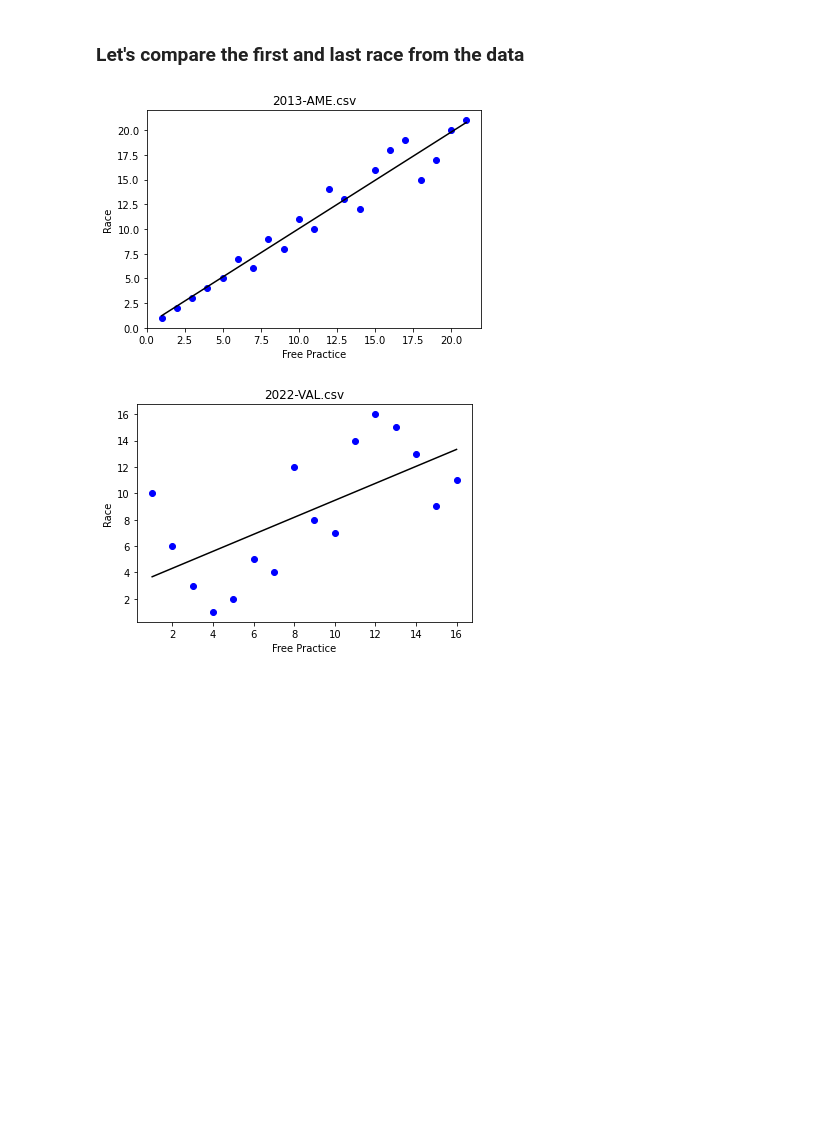
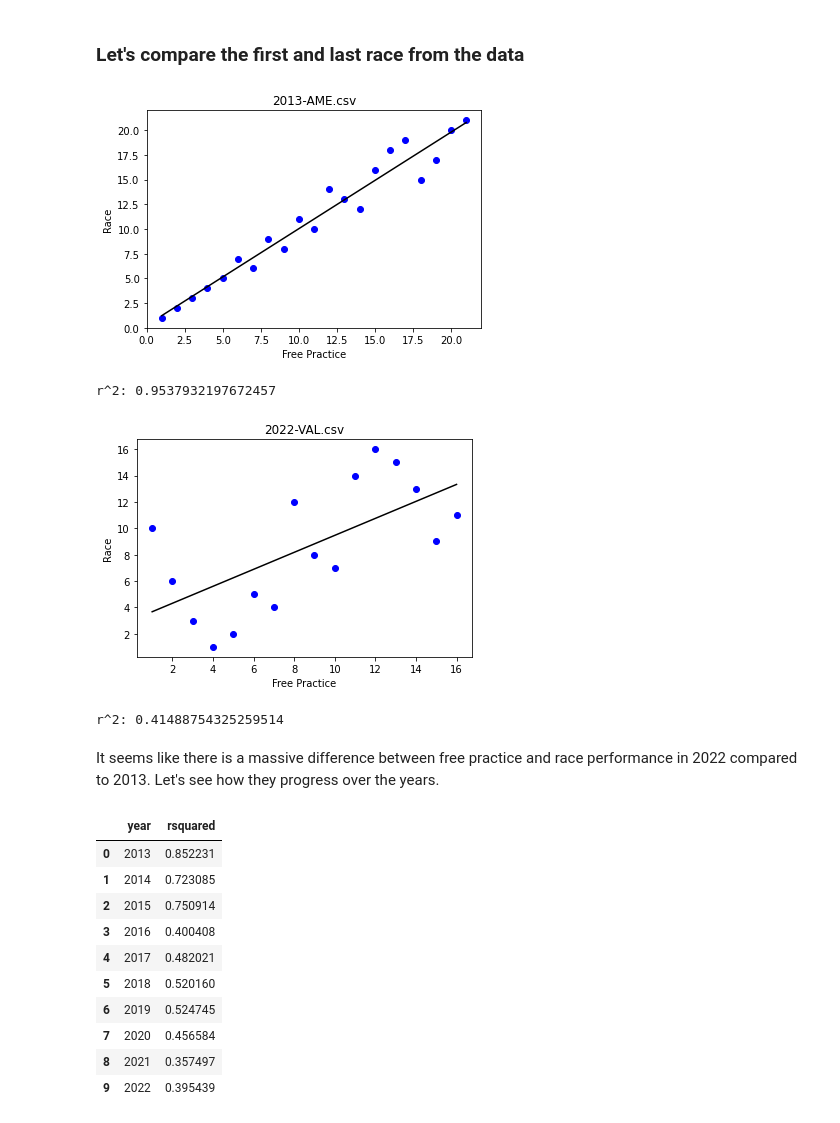
Before and after one commit to aeross/MotoGP-Free-Practice-Analyser, a Jupyter notebook: code/analysis.ipynb, the cells around one changed output. Drawn from its saved outputs; the diff is of its cells as text; code cells hidden in the pictures; blank space fills up the shorter version.

```diff
--- a/code/analysis.ipynb
+++ b/code/analysis.ipynb
@@ -6,8 +7,7 @@ all = os.listdir(path)
 # %% [markdown]
 ### Let's compare the first and last race from the data
 # %%
-data = pd.read_csv(f"{path}/{all[0]}")  # this is 2013 CoTA
-data
+data = pd.read_csv(f"{path}/{gp_all[0]}")  # this is 2013 CoTA
 
 from sklearn.linear_model import LinearRegression
 from matplotlib import pyplot as plt
@@ -16,16 +16,18 @@ X = data[["fp"]]
 y = data["race"]
 reg = LinearRegression().fit(X, y)
 plt.scatter(X, y, color='b')
-plt.title(all[0])
+plt.title(gp_all[0])
 plt.xlabel("Free Practice")
 plt.ylabel("Race")
 plt.plot(X, reg.predict(X), color='k')
 plt.show()
+print(f'r^2: {reg.score(X, y)}')
 # %% [output]
 [figure]
+r^2: 0.9537932197672457
 # %%
-data = pd.read_csv(f"{path}/{all[-1]}")  # this is 2022 Valencia
-data
+data = pd.read_csv(f"{path}/{gp_all[-1]}")  # this is 2022 Valencia
+
 X = data[["fp"]]
 y = data["race"]
 reg = LinearRegression().fit(X, y)
@@ -35,5 +37,47 @@ plt.xlabel("Free Practice")
 plt.ylabel("Race")
 plt.plot(X, reg.predict(X), color='k')
 plt.show()
+print(f'r^2: {reg.score(X, y)}')
 # %% [output]
 [figure]
+r^2: 0.41488754325259514
+# %% [markdown]
+It seems like there is a massive difference between free practice and race performance in 2022 compared to 2013. Let's see how they progress over the years.
+# %%
+YEAR_START = 2013
+YEAR_END = 2022
+
+years = list(range(YEAR_START, YEAR_END + 1))
+scores = [[] for i in range(len(years))]  # coefficient of determination of the linear regression for each year
+
+# find r^2 for every gp
+for gp in gp_all:
+    try:
+        data = pd.read_csv(f"{path}/{gp}")
+        year = int(gp[:4])
+        X = data[["fp"]]
+        y = data["race"]
+        reg = LinearRegression().fit(X, y)
+        scores[year - YEAR_START].append(reg.score(X, y))
+    except:
+        # seems like some of the csv data failed to be produced, so we'll ignore them here
+        # (no biggie, there's only 2 of em out of 160ish)
+        pass
+
+# find mean r^2 for every year
+import statistics as stats
+scores = [stats.mean(scores[i]) for i in range(len(years))]
+data = pd.DataFrame(data={"year": years, "rsquared": scores})
+data
+# %% [output]
+|  | year | rsquared |
+| 0 | 2013 | 0.852231 |
+| 1 | 2014 | 0.723085 |
+| 2 | 2015 | 0.750914 |
+| 3 | 2016 | 0.400408 |
+| 4 | 2017 | 0.482021 |
+| 5 | 2018 | 0.520160 |
+| 6 | 2019 | 0.524745 |
+| 7 | 2020 | 0.456584 |
+| 8 | 2021 | 0.357497 |
+| 9 | 2022 | 0.395439 |
```
Also changed, not shown: parts of 2 cells of this notebook.
